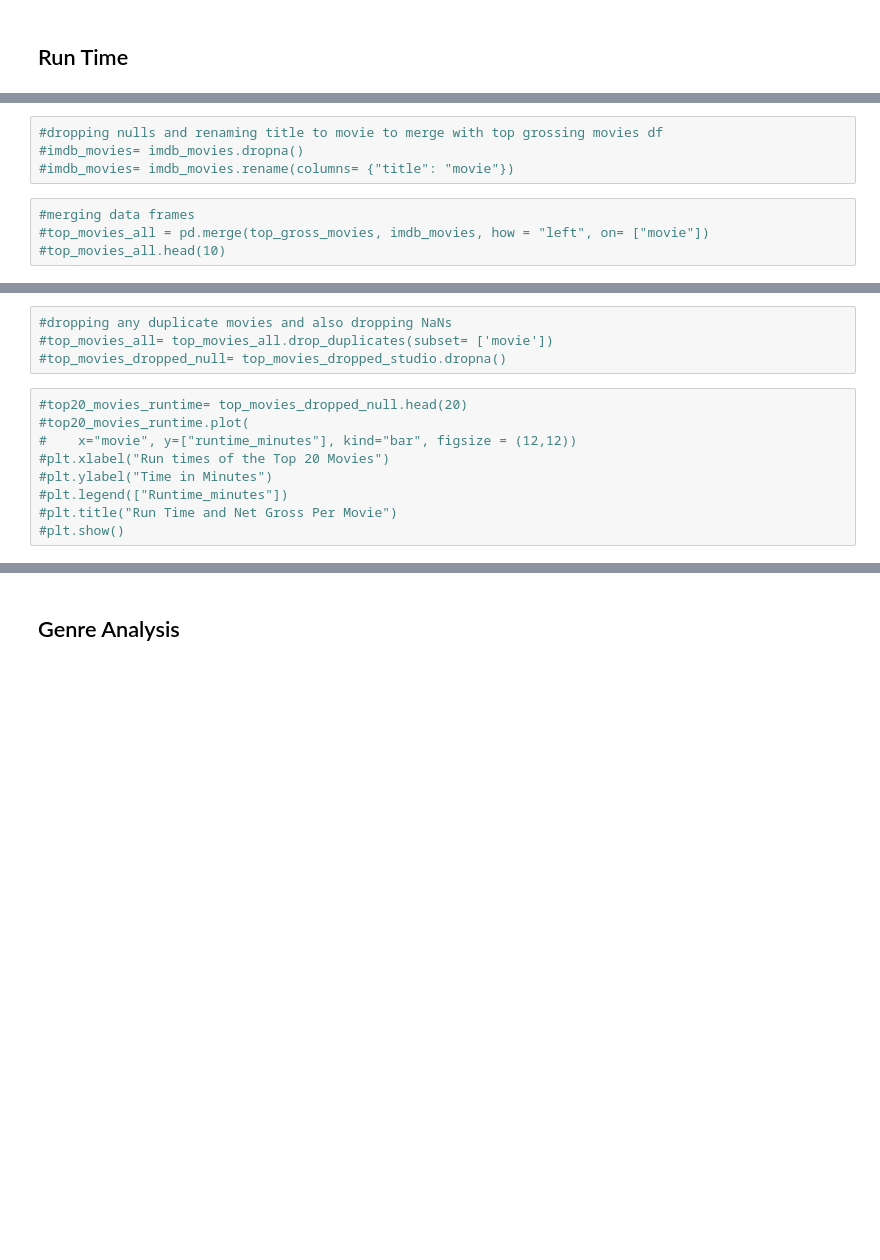
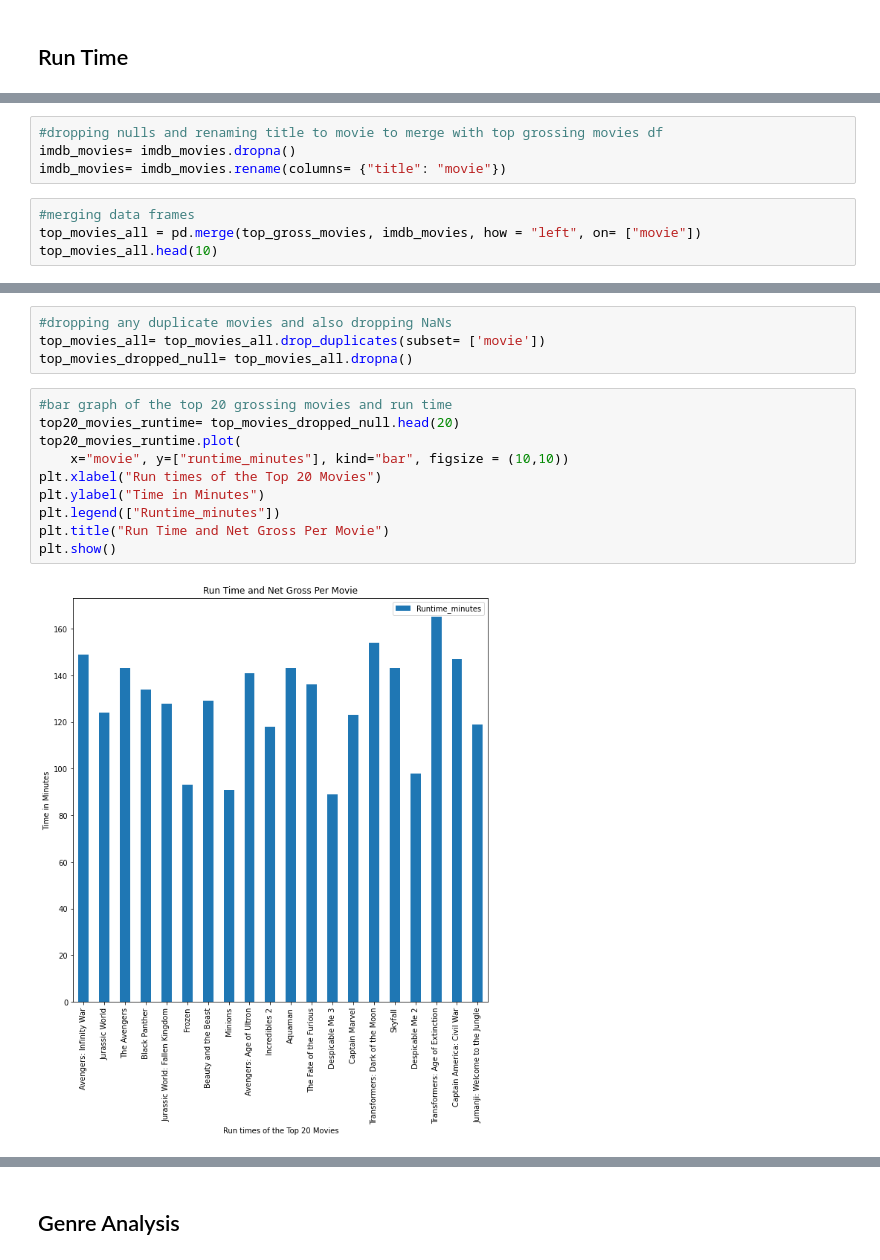
Before and after one commit to ldwilker10/dsc-phase-1-project-v2-4, a Jupyter notebook: Microsoft_Analysis.ipynb, the cells around one changed output, grey strips where cells are left out. Drawn from its saved outputs; the diff is of its cells as text; blank space fills up the shorter version.

```diff
--- a/Microsoft_Analysis.ipynb
+++ b/Microsoft_Analysis.ipynb
@@ -197,8 +322,8 @@ When it comes average production budget vs average net gross, the average produc
 # %%
 #dropping nulls and renaming title to movie to merge with top grossing movies df
-#imdb_movies= imdb_movies.dropna()
-#imdb_movies= imdb_movies.rename(columns= {"title": "movie"})
+imdb_movies= imdb_movies.dropna()
+imdb_movies= imdb_movies.rename(columns= {"title": "movie"})
 # %%
 #merging data frames
-#top_movies_all = pd.merge(top_gross_movies, imdb_movies, how = "left", on= ["movie"])
-#top_movies_all.head(10)
+top_movies_all = pd.merge(top_gross_movies, imdb_movies, how = "left", on= ["movie"])
+top_movies_all.head(10)
@@ -208,15 +363,18 @@ When it comes average production budget vs average net gross, the average produc
 # %%
 #dropping any duplicate movies and also dropping NaNs
-#top_movies_all= top_movies_all.drop_duplicates(subset= ['movie'])
-#top_movies_dropped_null= top_movies_dropped_studio.dropna()
+top_movies_all= top_movies_all.drop_duplicates(subset= ['movie'])
+top_movies_dropped_null= top_movies_all.dropna()
 # %%
-#top20_movies_runtime= top_movies_dropped_null.head(20)
-#top20_movies_runtime.plot(
-#    x="movie", y=["runtime_minutes"], kind="bar", figsize = (12,12))
-#plt.xlabel("Run times of the Top 20 Movies")
-#plt.ylabel("Time in Minutes")
-#plt.legend(["Runtime_minutes"])
-#plt.title("Run Time and Net Gross Per Movie")
-#plt.show()
+#bar graph of the top 20 grossing movies and run time
+top20_movies_runtime= top_movies_dropped_null.head(20)
+top20_movies_runtime.plot(
+    x="movie", y=["runtime_minutes"], kind="bar", figsize = (10,10))
+plt.xlabel("Run times of the Top 20 Movies")
+plt.ylabel("Time in Minutes")
+plt.legend(["Runtime_minutes"])
+plt.title("Run Time and Net Gross Per Movie")
+plt.show()
+# %% [output]
+[figure, added]
 # %%
 #scatter plot
```
Also changed, not shown: parts of 30 cells of this notebook.
